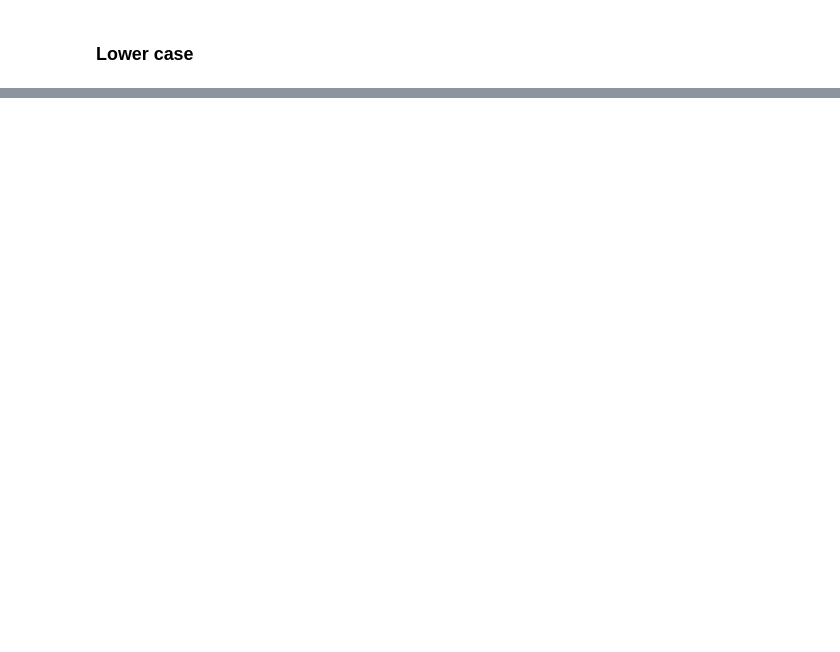
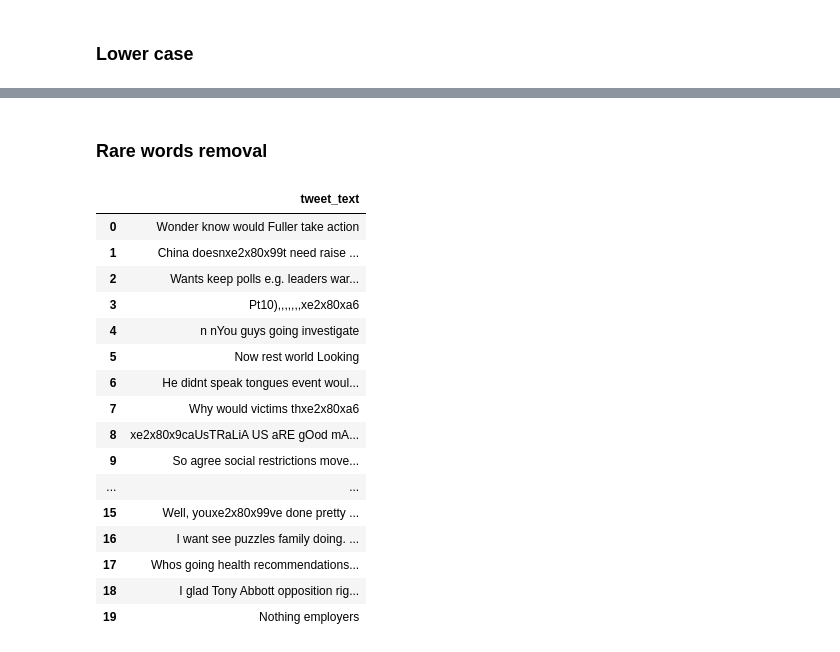
Before and after one commit to hasitha-ranasinghe/twitter-data-analysis-scottmorrison, a Jupyter notebook: src/data_preprocess.ipynb, the cells around one changed output, grey strips where cells are left out. Drawn from its saved outputs; the diff is of its cells as text; code cells hidden in the pictures; blank space fills up the shorter version.

```diff
--- a/src/data_preprocess.ipynb
+++ b/src/data_preprocess.ipynb
@@ -137,0 +159,25 @@ raw_data['clean_text'] = raw_data['clean_text'].apply(lambda x: " ".join(x for x
+# %% [markdown]
+### Rare words removal
+# %%
+freq = pd.Series(' '.join(raw_data['tweet_text']).split()).value_counts()[-1000:]
+freq = list(freq.index)
+raw_data['tweet_text'].apply(lambda x: " ".join(x for x in x.split() if x not in freq))
+raw_data.head(20)
+# %% [output]
+|  | tweet_text |
+| 0 | Wonder know would Fuller take action |
+| 1 | China doesnxe2x80x99t need raise ... |
+| 2 | Wants keep polls e.g. leaders war... |
+| 3 | Pt10),,,,,,,xe2x80xa6 |
+| 4 | n nYou guys going investigate |
+| 5 | Now rest world Looking |
+| 6 | He didnt speak tongues event woul... |
+| 7 | Why would victims thxe2x80xa6 |
+| 8 | xe2x80x9caUsTRaLiA US aRE gOod mA... |
+| 9 | So agree social restrictions move... |
+| ... | ... |
+| 15 | Well, youxe2x80x99ve done pretty ... |
+| 16 | I want see puzzles family doing. ... |
+| 17 | Whos going health recommendations... |
+| 18 | I glad Tony Abbott opposition rig... |
+| 19 | Nothing employers |
```
Also changed, not shown: parts of 42 cells of this notebook, 2 other files.
